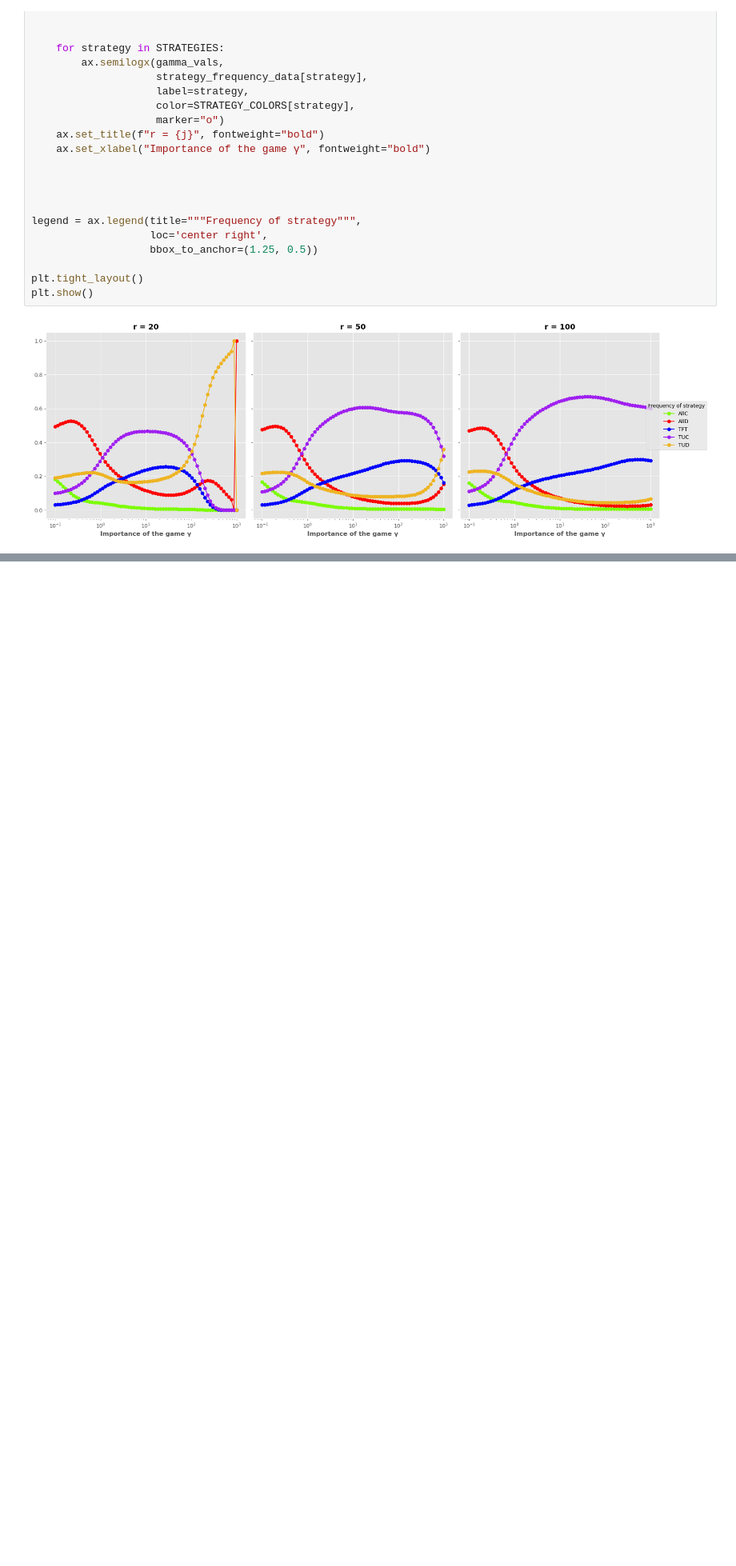
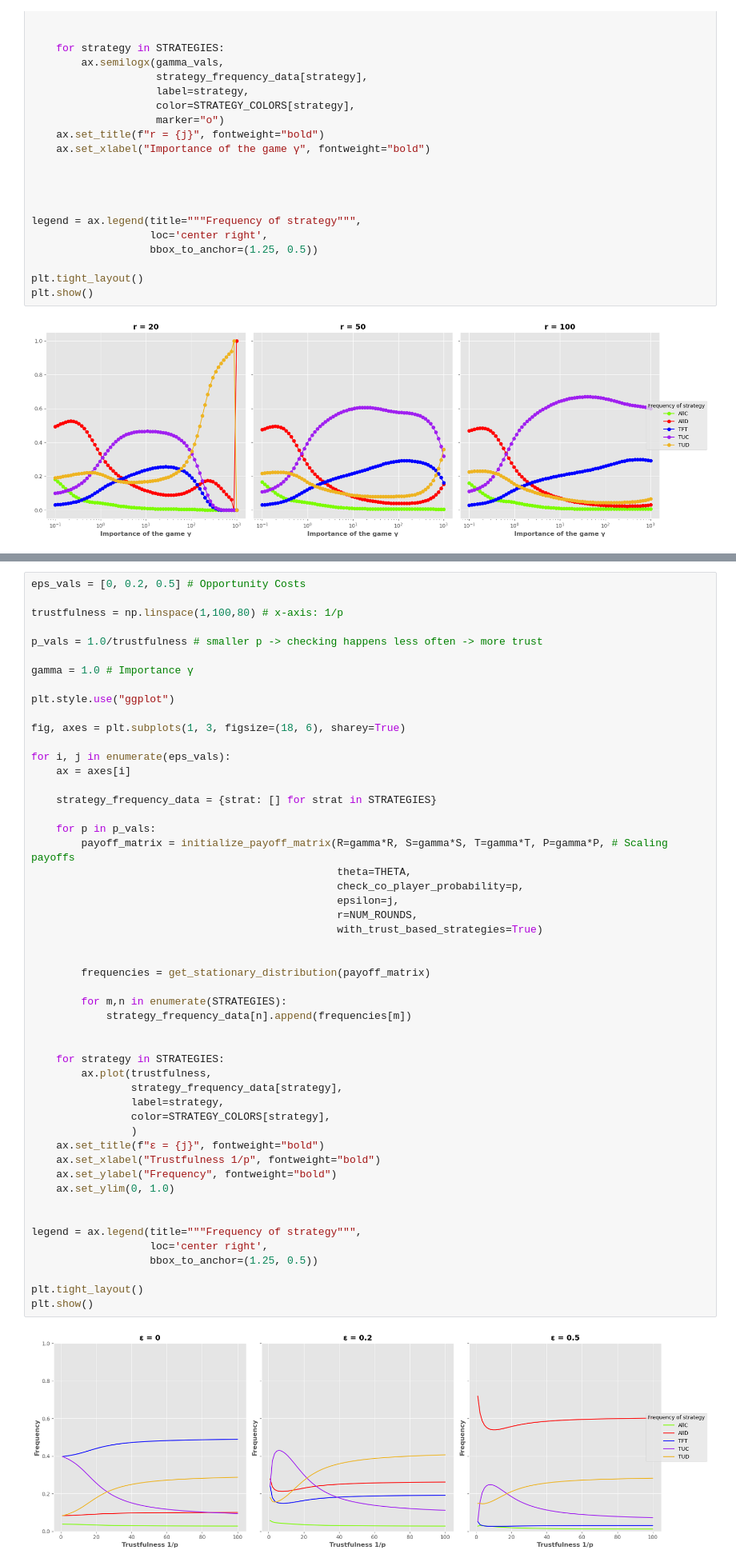
Before and after one commit to mwallemacq/CGT-project-trust-based-strategies, a Jupyter notebook: core_implementation.ipynb, the cells around one changed output, grey strips where cells are left out. Shown: that part at 80% size. Cells and saved outputs as stored; diff of their text form; blank space fills up the shorter version.

```diff
--- a/core_implementation.ipynb
+++ b/core_implementation.ipynb
@@ -386,0 +391,53 @@ plt.show()
+# %%
+eps_vals = [0, 0.2, 0.5] # Opportunity Costs
+
+trustfulness = np.linspace(1,100,80) # x-axis: 1/p
+
+p_vals = 1.0/trustfulness # smaller p -> checking happens less often -> more trust
+
+gamma = 1.0 # Importance γ
+
+plt.style.use("ggplot")
+
+fig, axes = plt.subplots(1, 3, figsize=(18, 6), sharey=True)
+
+for i, j in enumerate(eps_vals):
+    ax = axes[i]
+
+    strategy_frequency_data = {strat: [] for strat in STRATEGIES}
+
+    for p in p_vals:
+        payoff_matrix = initialize_payoff_matrix(R=gamma*R, S=gamma*S, T=gamma*T, P=gamma*P, # Scaling payoffs
+                                                 theta=THETA,
+                                                 check_co_player_probability=p,
+                                                 epsilon=j,
+                                                 r=NUM_ROUNDS,
+                                                 with_trust_based_strategies=True)
+
+
+        frequencies = get_stationary_distribution(payoff_matrix)
+
+        for m,n in enumerate(STRATEGIES):
+            strategy_frequency_data[n].append(frequencies[m])
+
+
+    for strategy in STRATEGIES:
+        ax.plot(trustfulness,
+                strategy_frequency_data[strategy],
+                label=strategy,
+                color=STRATEGY_COLORS[strategy],
+                )
+    ax.set_title(f"ε = {j}", fontweight="bold")
+    ax.set_xlabel("Trustfulness 1/p", fontweight="bold")
+    ax.set_ylabel("Frequency", fontweight="bold")
+    ax.set_ylim(0, 1.0)
+
+
+legend = ax.legend(title="""Frequency of strategy""",
+                   loc='center right',
+                   bbox_to_anchor=(1.25, 0.5))
+
+plt.tight_layout()
+plt.show()
+# %% [output]
+[figure, added]
```
Also changed, not shown: parts of 3 cells of this notebook.
